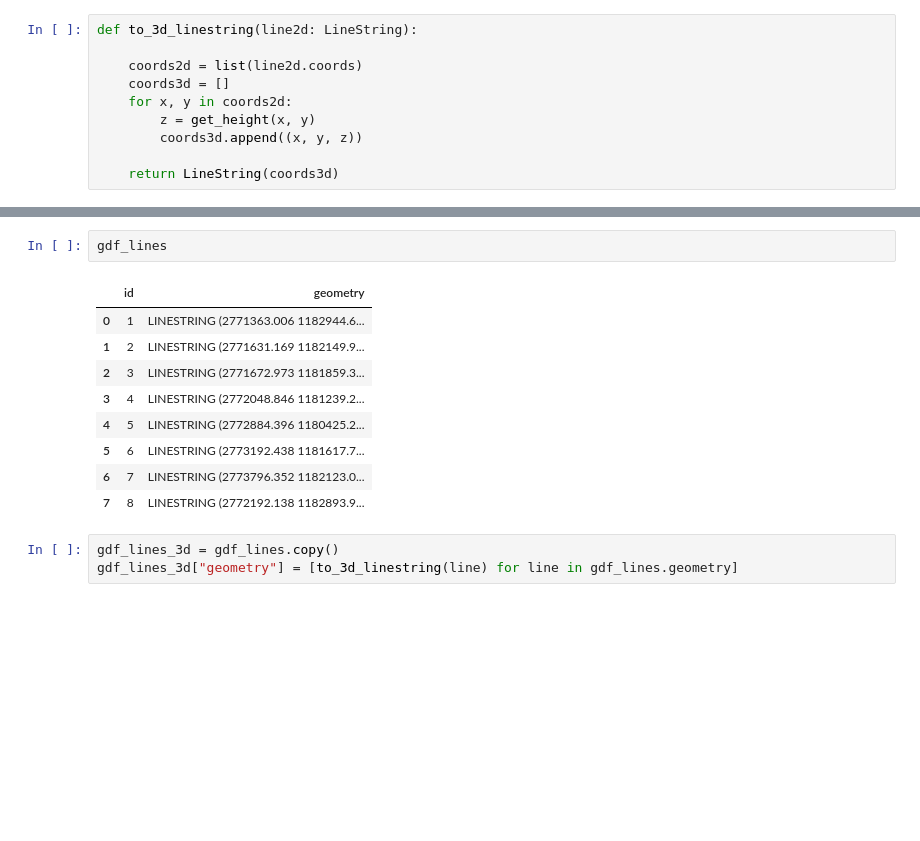
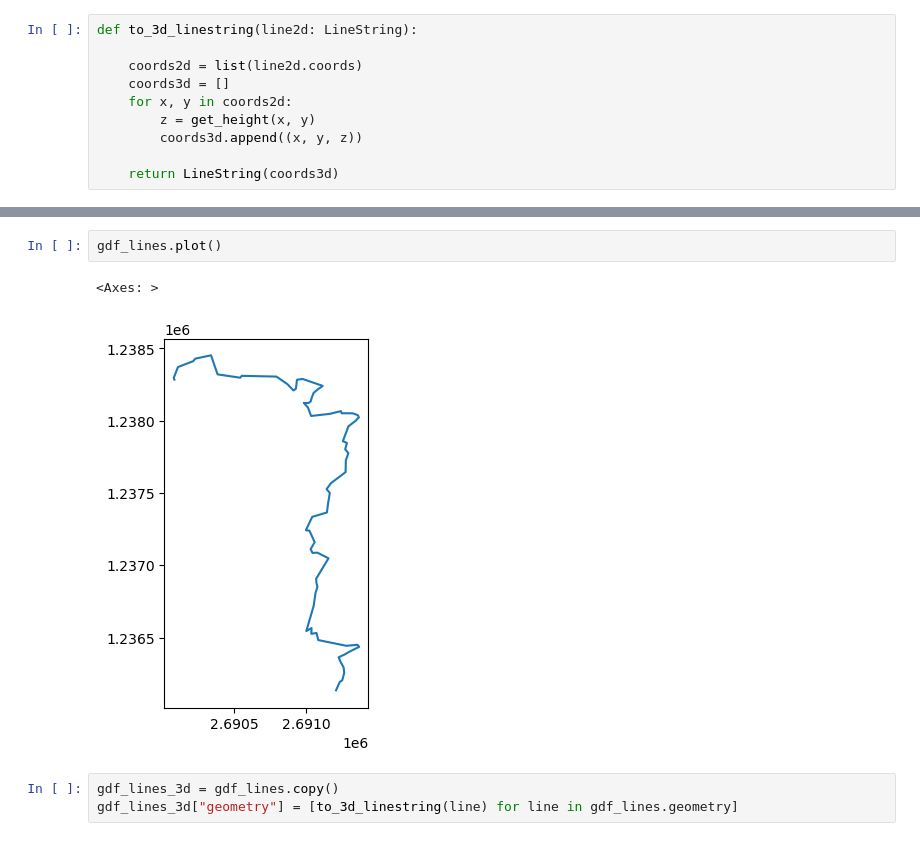
Before and after one commit to rbo-xyz/GrSchmetterling_Hackathon, a Jupyter notebook: testing/parser_web.ipynb, the cells around one changed output, grey strips where cells are left out. Saved outputs shown, nothing was run; the diff lists cells and outputs as text; blank space fills up the shorter version.

```diff
--- a/testing/parser_web.ipynb
+++ b/testing/parser_web.ipynb
@@ -220,15 +273,8 @@ gdf_waypoints
 # %%
-gdf_lines
+gdf_lines.plot()
 # %% [output]
-|  | id | geometry |
-| 0 | 1 | LINESTRING (2771363.006 1182944.6... |
-| 1 | 2 | LINESTRING (2771631.169 1182149.9... |
-| 2 | 3 | LINESTRING (2771672.973 1181859.3... |
-| 3 | 4 | LINESTRING (2772048.846 1181239.2... |
-| 4 | 5 | LINESTRING (2772884.396 1180425.2... |
-| 5 | 6 | LINESTRING (2773192.438 1181617.7... |
-| 6 | 7 | LINESTRING (2773796.352 1182123.0... |
-| 7 | 8 | LINESTRING (2772192.138 1182893.9... |
+<Axes: >
+[figure, added]
 # %%
 gdf_lines_3d = gdf_lines.copy()
 gdf_lines_3d["geometry"] = [to_3d_linestring(line) for line in gdf_lines.geometry]
```
Also changed, not shown: parts of 5 cells of this notebook, 2 other files.
